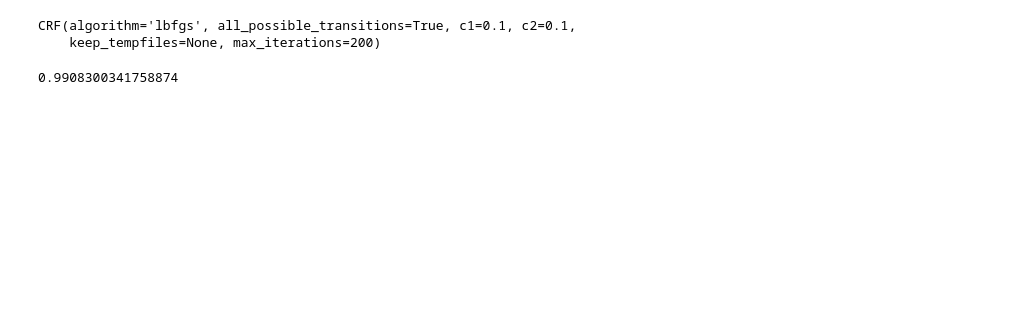
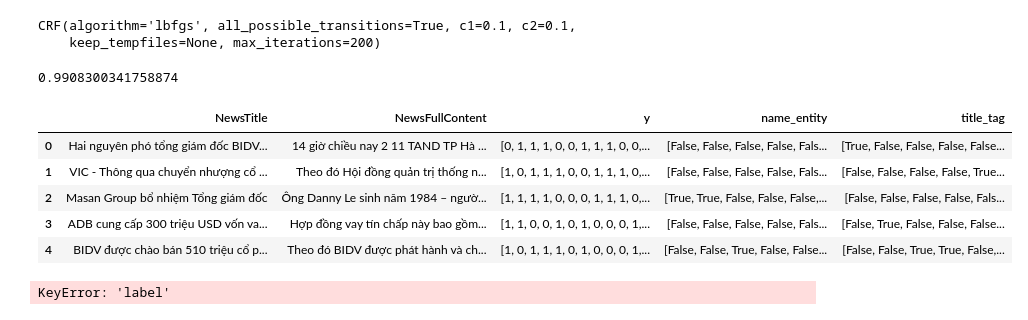
Before and after one commit to johnnyb1509/2020_VBDI_BML, a Jupyter notebook: model.ipynb, the cells around one changed output. Drawn from its saved outputs; the diff is of its cells as text; code cells hidden in the pictures; blank space fills up the shorter version.

```diff
--- a/model.ipynb
+++ b/model.ipynb
@@ -419,3 +360,24 @@ from sklearn.metrics import classification_report
 crf.score(X_test1, y_test)
 # %% [output]
 0.9908300341758874
+# %%
+data_test =  pd.read_csv('testing.csv')
+test_ner = pd.read_csv('testing_feature.csv')
+# %%
+data_test = pd.concat([data_test, test_ner], axis=1).drop('Unnamed: 0',axis=1)
+# %%
+data_test.head()
+# %% [output]
+|  | NewsTitle | NewsFullContent | y | name_entity | title_tag |
+| 0 | Hai nguyên phó tổng giám đốc BIDV... | 14 giờ chiều nay 2 11 TAND TP Hà ... | [0, 1, 1, 1, 0, 0, 1, 1, 1, 0, 0,... | [False, False, False, False, Fals... | [True, False, False, False, False... |
+| 1 | VIC - Thông qua chuyển nhượng cổ ... | Theo đó Hội đồng quản trị thống n... | [1, 0, 1, 1, 1, 0, 0, 1, 1, 1, 0,... | [False, False, False, False, Fals... | [False, False, False, False, True... |
+| 2 | Masan Group bổ nhiệm Tổng giám đốc | Ông Danny Le sinh năm 1984 – ngườ... | [1, 1, 1, 1, 0, 0, 0, 1, 1, 1, 0,... | [True, True, False, False, False,... | [False, False, False, False, Fals... |
+| 3 | ADB cung cấp 300 triệu USD vốn va... | Hợp đồng vay tín chấp này bao gồm... | [1, 1, 0, 0, 1, 0, 1, 0, 0, 0, 1,... | [False, False, False, False, Fals... | [False, True, False, False, False... |
+| 4 | BIDV được chào bán 510 triệu cổ p... | Theo đó BIDV được phát hành và ch... | [1, 0, 1, 1, 1, 0, 1, 0, 0, 0, 1,... | [False, False, True, False, False... | [False, False, True, True, False,... |
+# %%
+data_test['list_label'] = data_test['label'].apply(lambda x: ast.literal_eval(x))
+def get_y(text):
+    return [word[1] for word in text]
+y_data_test = data_test['list_label'].apply(lambda x: get_y(x)).to_list()
+# %% [output]
+KeyError: 'label'
```
Also changed, not shown: parts of 40 cells of this notebook, 9 other files.
